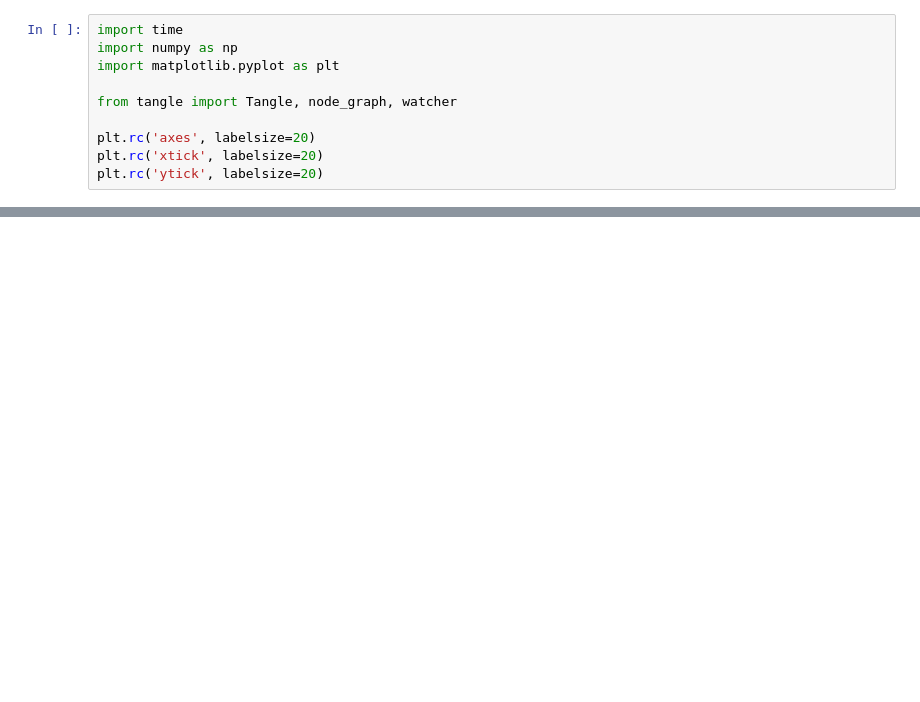
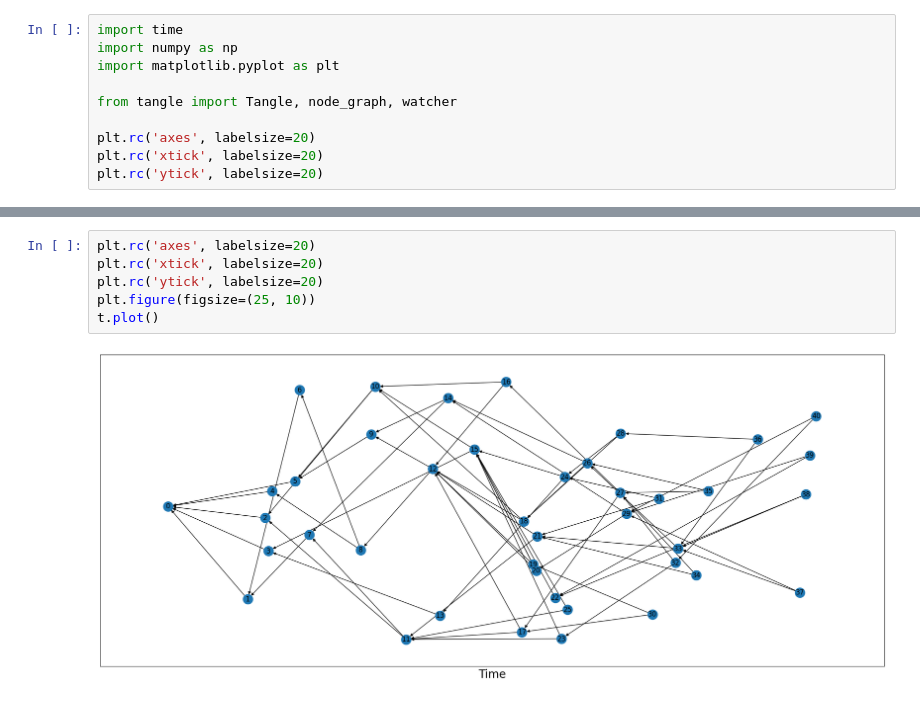
Before and after one commit to ctimms13/TangleSimulatorUpgraded, a Jupyter notebook: My Experiment.ipynb, the cells around one changed output, grey strips where cells are left out. Saved outputs shown, nothing was run; the diff lists cells and outputs as text; blank space fills up the shorter version.

```diff
--- a/My Experiment.ipynb
+++ b/My Experiment.ipynb
@@ -64 +64,9 @@ for j in range(10):
 41
+# %%
+plt.rc('axes', labelsize=20)
+plt.rc('xtick', labelsize=20)
+plt.rc('ytick', labelsize=20)
+plt.figure(figsize=(25, 10))
+t.plot()
+# %% [output]
+[figure, added]
```
Also changed, not shown: parts of 3 cells of this notebook, 1 other file.
